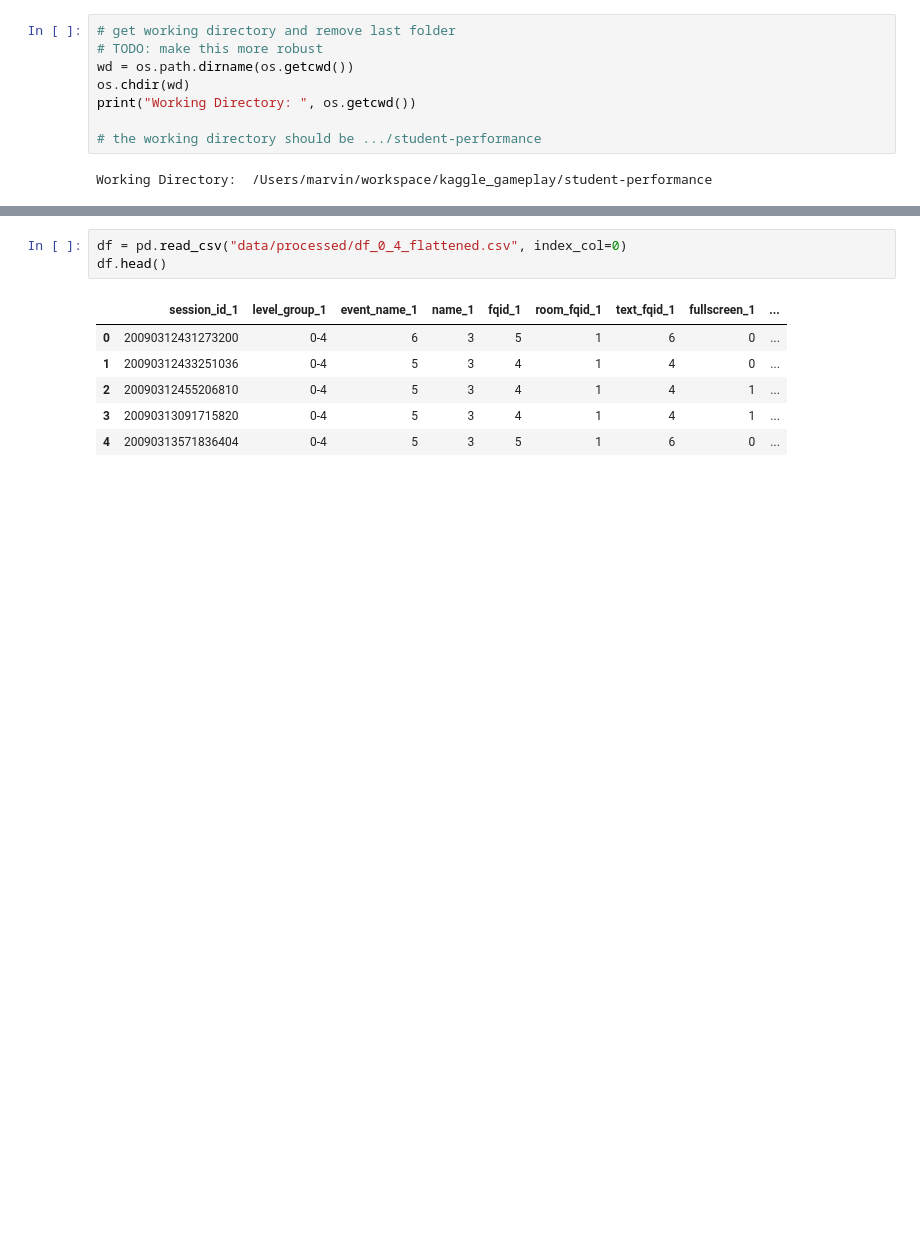
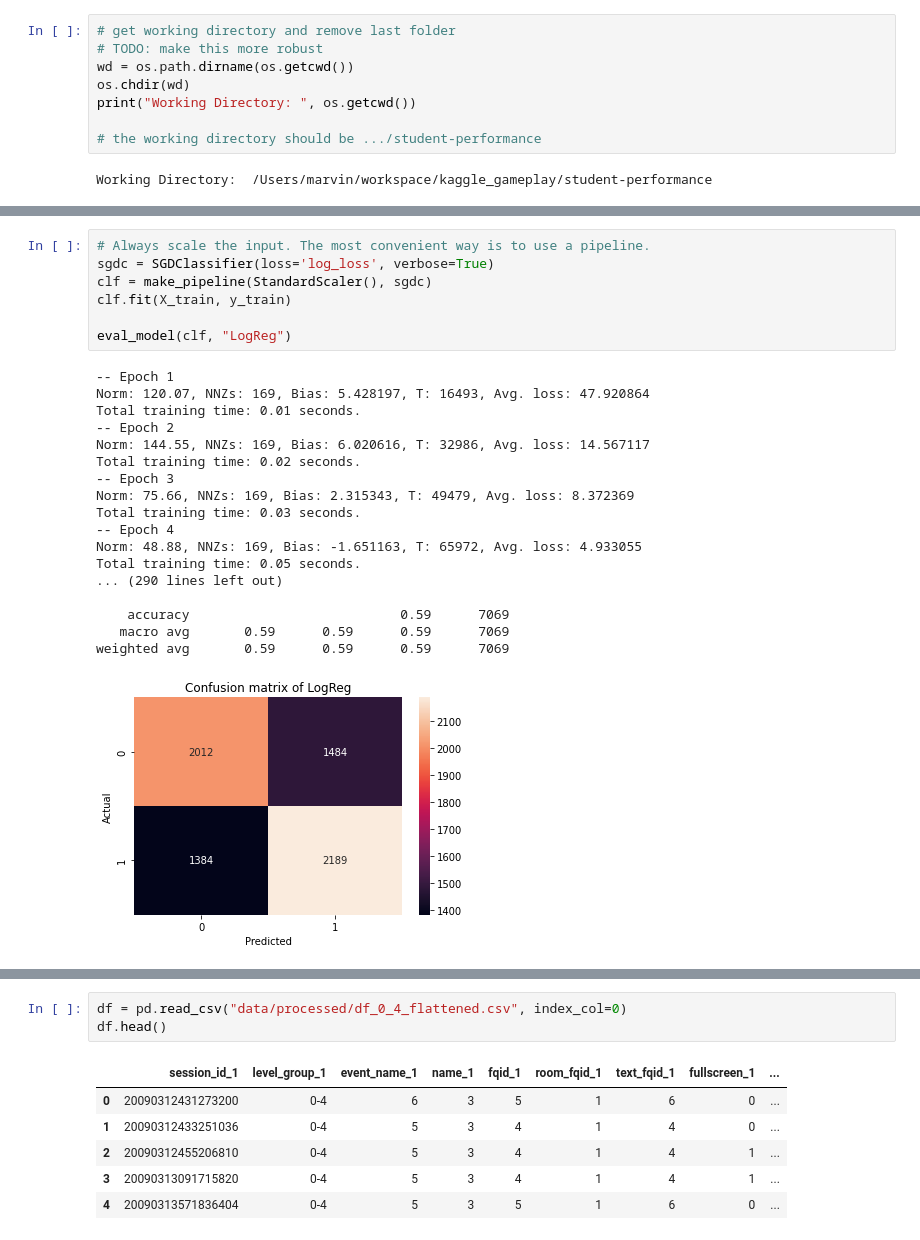
Before and after one commit to Kaggle-Project-TUC-DS/student-performance, a Jupyter notebook: notebooks/exploring_svms_marv.ipynb, the cells around one changed output, grey strips where cells are left out. Drawn from its saved outputs; the diff is of its cells as text; blank space fills up the shorter version.

```diff
--- a/notebooks/exploring_svms_marv.ipynb
+++ b/notebooks/exploring_svms_marv.ipynb
@@ -20,0 +131,26 @@ Working Directory:  /Users/marvin/workspace/kaggle_gameplay/student-performance
+# %%
+# Always scale the input. The most convenient way is to use a pipeline.
+sgdc = SGDClassifier(loss='log_loss', verbose=True)
+clf = make_pipeline(StandardScaler(), sgdc)
+clf.fit(X_train, y_train)
+
+eval_model(clf, "LogReg")
+# %% [output]
+-- Epoch 1
+Norm: 120.07, NNZs: 169, Bias: 5.428197, T: 16493, Avg. loss: 47.920864
+Total training time: 0.01 seconds.
+-- Epoch 2
+Norm: 144.55, NNZs: 169, Bias: 6.020616, T: 32986, Avg. loss: 14.567117
+Total training time: 0.02 seconds.
+-- Epoch 3
+Norm: 75.66, NNZs: 169, Bias: 2.315343, T: 49479, Avg. loss: 8.372369
+Total training time: 0.03 seconds.
+-- Epoch 4
+Norm: 48.88, NNZs: 169, Bias: -1.651163, T: 65972, Avg. loss: 4.933055
+Total training time: 0.05 seconds.
+... (290 lines left out)
+
+    accuracy                           0.59      7069
+   macro avg       0.59      0.59      0.59      7069
+weighted avg       0.59      0.59      0.59      7069
+[figure, added]
```
Also changed, not shown: parts of 11 cells of this notebook.
